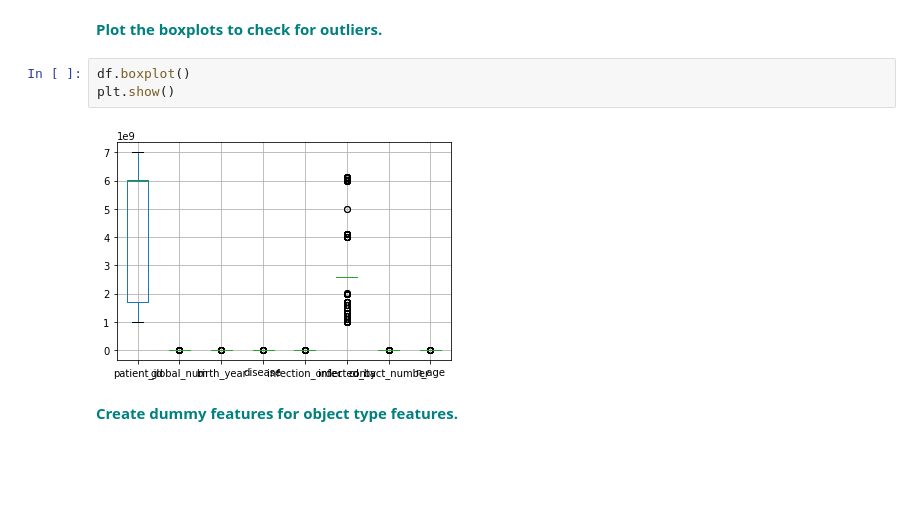
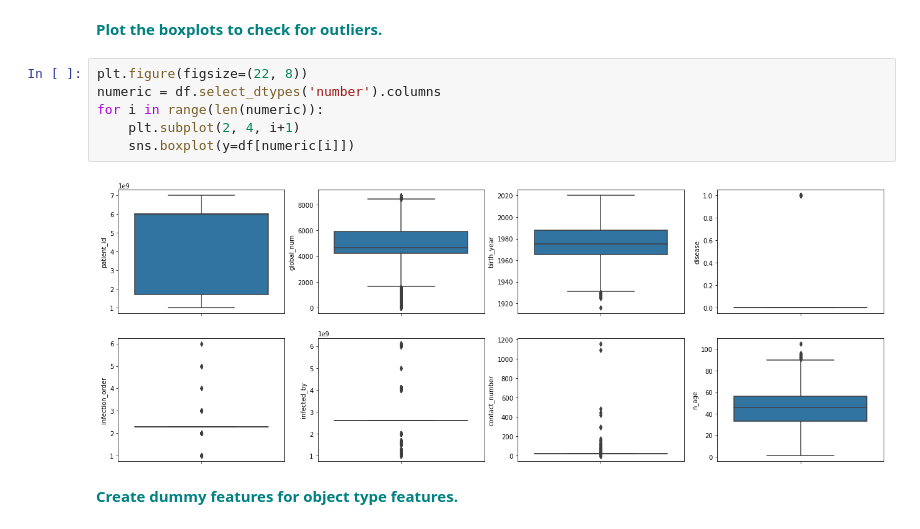
Before and after one commit to drewc77/Andrew-Call, a Jupyter notebook: RandomForest_casestudy_covid19-Andrew Call.ipynb, the cells around one changed output. Drawn from its saved outputs; the diff is of its cells as text; blank space fills up the shorter version.

```diff
--- a/RandomForest_casestudy_covid19-Andrew Call.ipynb
+++ b/RandomForest_casestudy_covid19-Andrew Call.ipynb
@@ -348,11 +348,14 @@ Text(0.5, 1.0, 'Correlation Heat Map')
 [figure]
 # %% [markdown]
 **<font color='teal'> Plot the boxplots to check for outliers. </font>**
-# %%
-df.boxplot()
-plt.show()
-# %% [output]
-[figure, removed]
+# %%
+plt.figure(figsize=(22, 8))
+numeric = df.select_dtypes('number').columns
+for i in range(len(numeric)):
+    plt.subplot(2, 4, i+1)
+    sns.boxplot(y=df[numeric[i]])
+# %% [output]
+[figure, added]
 # %% [markdown]
 **<font color='teal'> Create dummy features for object type features. </font>**
 # %%
```
Also changed, not shown: parts of 1 cell of this notebook.
